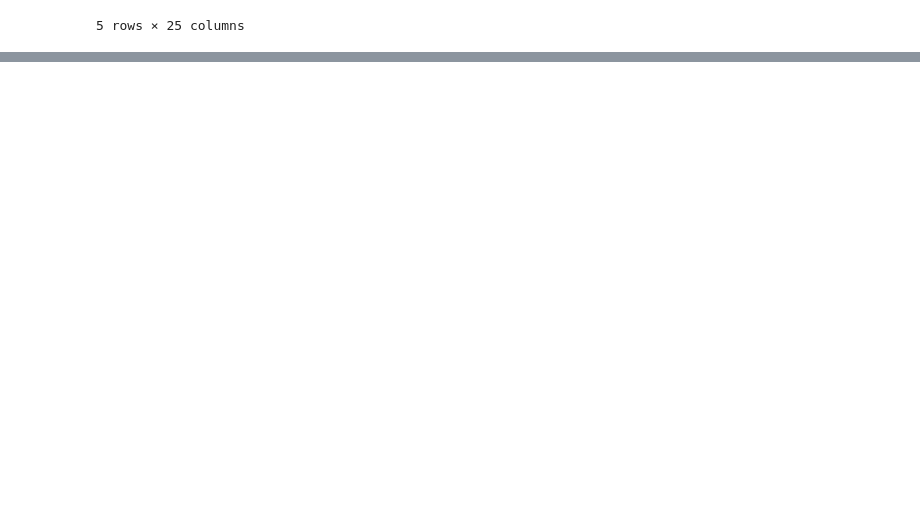
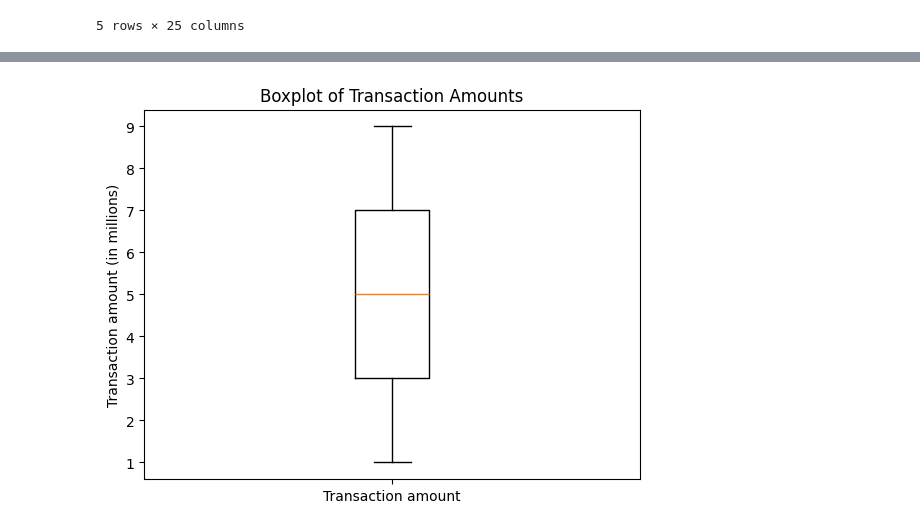
Before and after one commit to kaneviggers/Transaction-fraud-detection, a Jupyter notebook: notebook.ipynb, the cells around one changed output, grey strips where cells are left out. Saved outputs shown, nothing was run; the diff lists cells and outputs as text; code cells hidden in the pictures; blank space fills up the shorter version.

```diff
--- a/notebook.ipynb
+++ b/notebook.ipynb
@@ -333,0 +536,12 @@ Customer_Home_Location {0: 'Faisalabad', 1: 'Islamabad', 2: 'Karachi', 3: 'Lahor
+# %%
+# Show the median, spread and potential outliers in transaction amounts
+
+plt.boxplot(
+    fraud_data['Transaction_Amount (in Million)'].dropna()
+)
+plt.xticks([1], ['Transaction amount'])
+plt.ylabel('Transaction amount (in millions)')
+plt.title('Boxplot of Transaction Amounts')
+plt.show()
+# %% [output]
+[figure, added]
```
Also changed, not shown: parts of 18 cells of this notebook.
